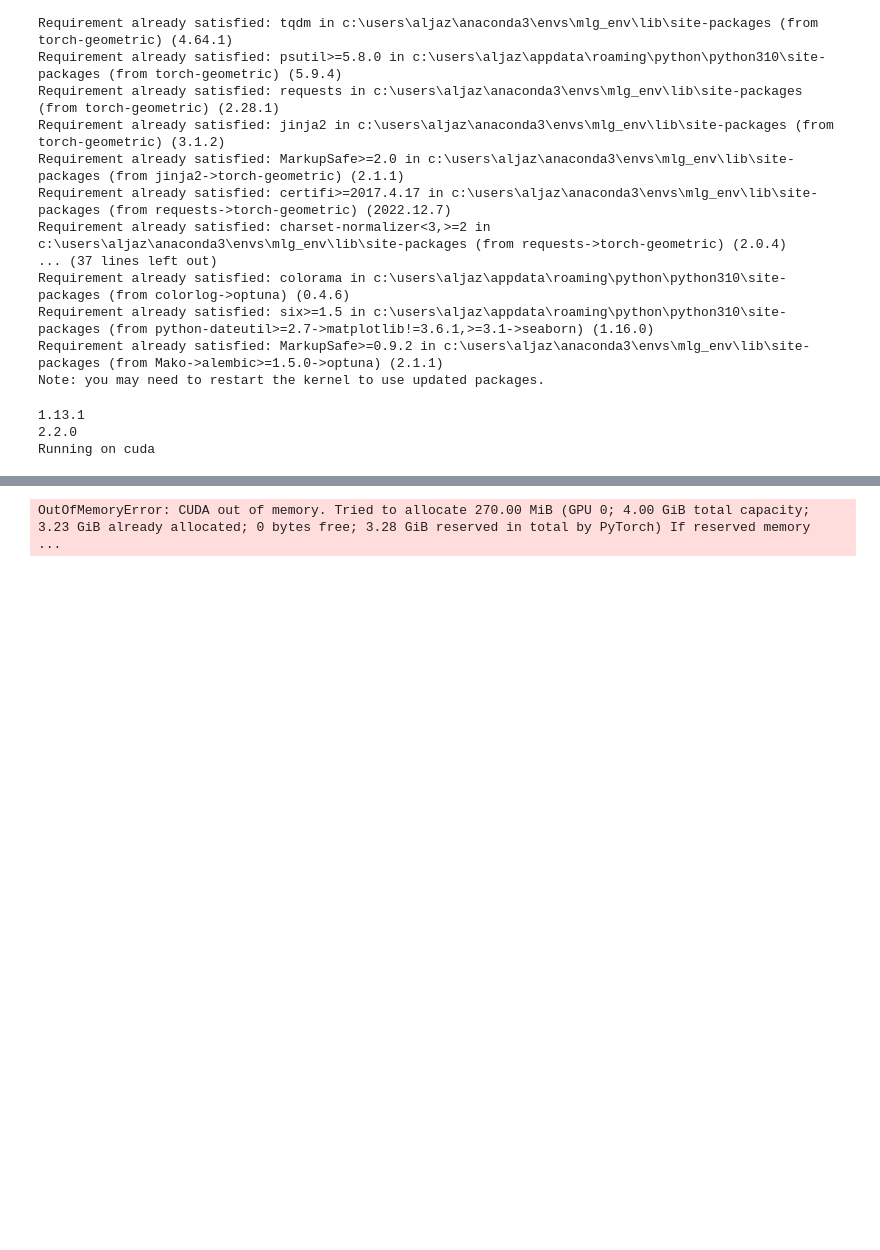
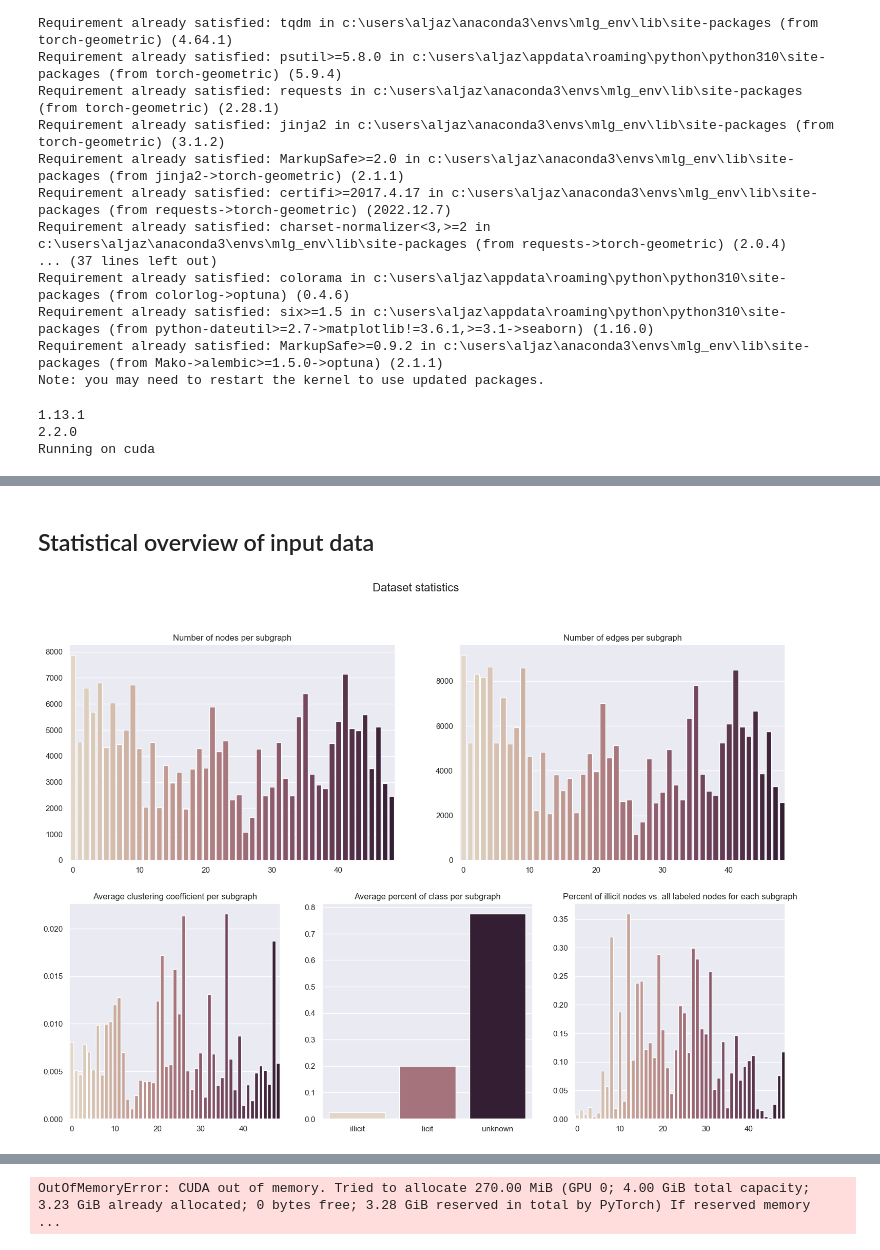
Before and after one commit to aleksgorica/MLGproject, a Jupyter notebook: project.ipynb, the cells around one changed output, grey strips where cells are left out. Saved outputs shown, nothing was run; the diff lists cells and outputs as text; code cells hidden in the pictures; blank space fills up the shorter version.

Commit message:
Formatted statistics

```diff
--- a/project.ipynb
+++ b/project.ipynb
@@ -123,17 +134,0 @@ nx.is_directed(directed_graph)=True
-# %%
-# Subgraph splitting
-timestamps = features.index.get_level_values(
-    0).unique().sort_values().to_list()
-ts_TxID_df = features.index.to_frame(index=False)
-dataset = []
-for ts in timestamps:
-    # Get all txIds for a given timestamp
-    sub_graph_idx = ts_TxID_df[ts_TxID_df.timestamp == ts].txId.to_list()
-    # Create subgraph from the original graph
-    s = directed_graph.subgraph(sub_graph_idx)
-    nx.set_node_attributes(s, class_mapping, "y")
-    nx.set_node_attributes(s, feature_mapping, "x")
-
-    dataset.append(s)
-
-# Takes ~20sec to run
@@ -161,2 +135,62 @@ pass
+# %% [markdown]
+## Statistical overview of input data
+# %%
+# Statistical data of the dataset
+
+subgraph_nodes = np.array([len(subgraph.nodes) for subgraph in dataset])
+subgraph_edges = np.array([len(subgraph.edges) for subgraph in dataset])
+
+subgraph_idx = np.arange(len(dataset))
+x_ticks = np.arange(0, len(dataset), 10)
+
+plt.figure(figsize=(18, 12))
+
+plt.subplot(221)
+plt.title("Number of nodes per subgraph")
+sns.barplot(x=subgraph_idx, y=subgraph_nodes, palette="ch:.25")
+plt.xticks(x_ticks)
+
+plt.subplot(222)
+plt.title("Number of edges per subgraph")
+sns.barplot(x=subgraph_idx, y=subgraph_edges, palette="ch:.25")
+plt.xticks(x_ticks)
+
+avg_cluster_coef = np.array([nx.average_clustering(subgraph)
+                            for subgraph in dataset])
+
+
+def graph_bincount(G):
+    bc = np.bincount([attrs["y"] for _, attrs in G.nodes(data=True)])
+    return bc / bc.sum()
+
+
+no_of_classes = np.array([graph_bincount(subgraph) for subgraph in dataset])
+
+avg_node_class = np.mean(no_of_classes, axis=0)
+illicit_percentage = [x_ill / (x_ill + x_lic)
+                      for x_ill, x_lic, _ in no_of_classes]
+
+
+plt.subplot(234)
+plt.title("Average clustering coefficient per subgraph")
+sns.barplot(x=subgraph_idx, y=avg_cluster_coef, palette="ch:.25")
+plt.xticks(np.arange(0, len(dataset), 10))
+
+
+plt.subplot(235)
+plt.title("Average percent of class per subgraph")
+sns.barplot(x=["illicit", "licit", "unknown"],
+            y=avg_node_class, palette="ch:.25")
+
+plt.subplot(236)
+plt.title("Percent of illicit nodes vs. all labeled nodes for each subgraph")
+sns.barplot(x=subgraph_idx, y=illicit_percentage, palette="ch:.25")
+plt.xticks(np.arange(0, len(dataset), 10))
+
+plt.suptitle("Dataset statistics", fontsize=16)
+
+pass
+# %% [output]
+[figure, added]
 # %%
 # Displaying the smallest subgraph
```
Also changed, not shown: parts of 14 cells of this notebook.
